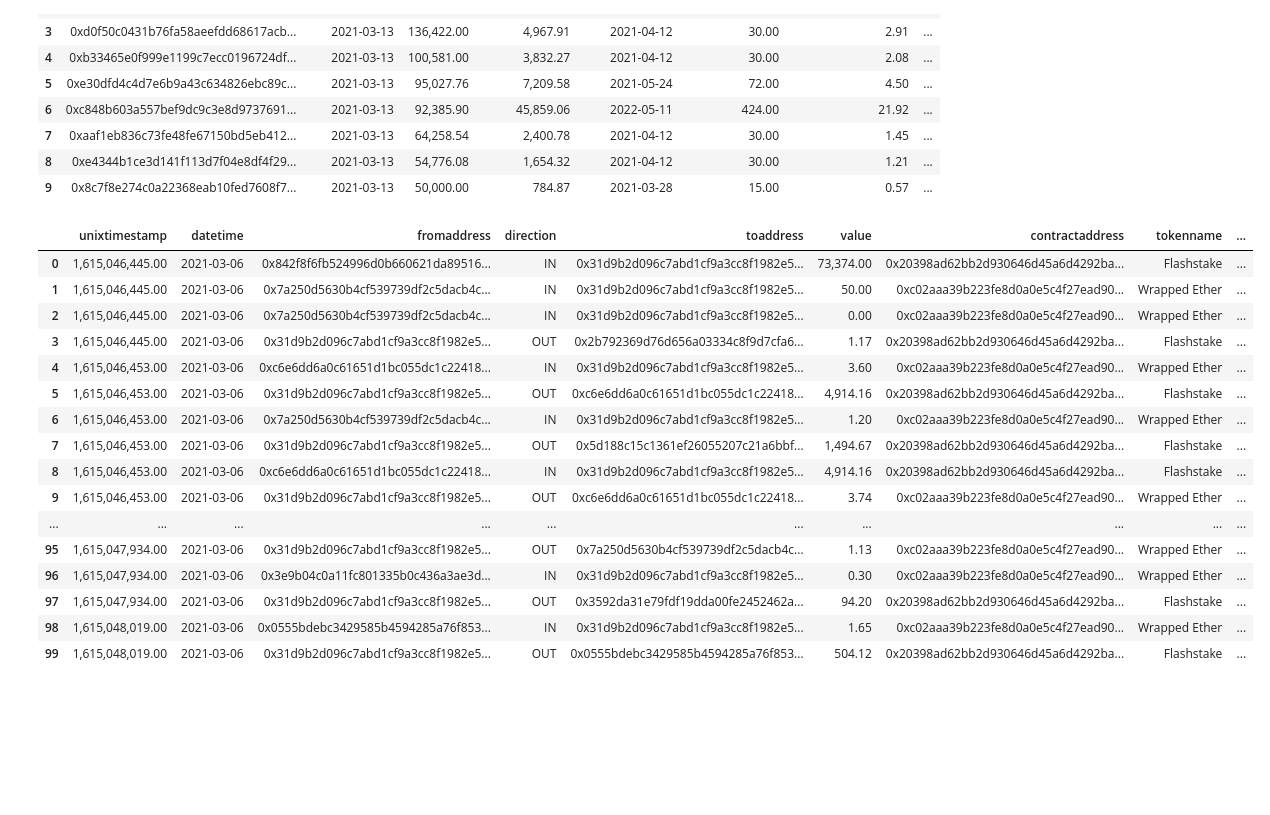
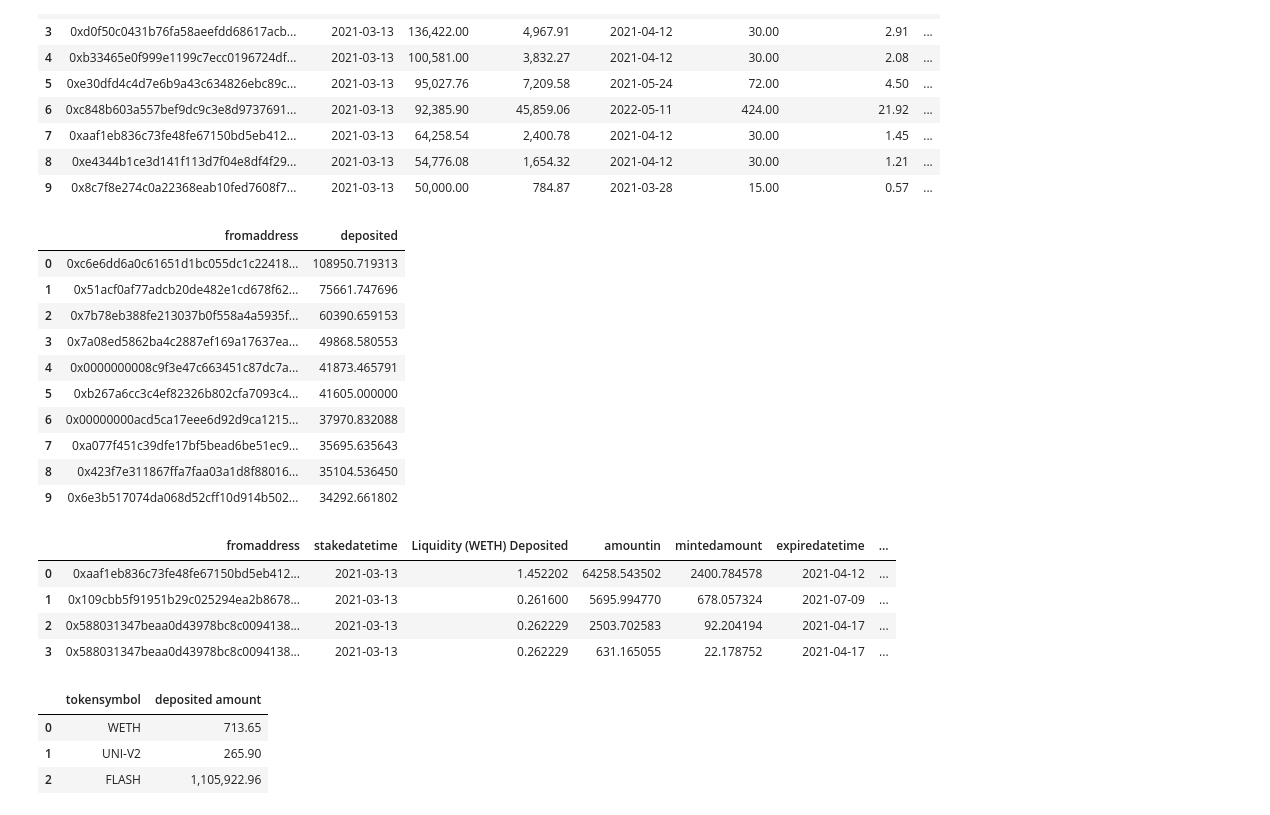
Before and after one commit to seanbhart/flashV2-analysis, a Jupyter notebook: FlashV2_Analysis_Playground.ipynb, the cells around one changed output. Cells and saved outputs as stored; diff of their text form; code cells hidden in the pictures; blank space fills up the shorter version.

```diff
--- a/FlashV2_Analysis_Playground.ipynb
+++ b/FlashV2_Analysis_Playground.ipynb
@@ -704,24 +704,51 @@ LIMIT 10;""",conn)
 | 9 | 0x8c7f8e274c0a22368eab10fed7608f7... | 2021-03-13 | 50,000.00 | 784.87 | 2021-03-28 | 15.00 | 0.57 | ... |
 # %%
 pd.set_option("display.max_rows", None, "display.max_columns", None)
-pd.read_sql("""SELECT *
+pd.read_sql("""SELECT fromaddress, SUM(value) AS "deposited"
 FROM uniswaptx
-LIMIT 100;""",conn)
+WHERE datetime='2021-03-13'::date AND (direction='IN' AND tokensymbol='FLASH')
+GROUP BY fromaddress
+ORDER BY deposited DESC
+LIMIT 10;""",conn)
 # %% [output]
-|  | unixtimestamp | datetime | fromaddress | direction | toaddress | value | contractaddress | tokenname | ... |
-| 0 | 1,615,046,445.00 | 2021-03-06 | 0x842f8f6fb524996d0b660621da89516... | IN | 0x31d9b2d096c7abd1cf9a3cc8f1982e5... | 73,374.00 | 0x20398ad62bb2d930646d45a6d4292ba... | Flashstake | ... |
-| 1 | 1,615,046,445.00 | 2021-03-06 | 0x7a250d5630b4cf539739df2c5dacb4c... | IN | 0x31d9b2d096c7abd1cf9a3cc8f1982e5... | 50.00 | 0xc02aaa39b223fe8d0a0e5c4f27ead90... | Wrapped Ether | ... |
-| 2 | 1,615,046,445.00 | 2021-03-06 | 0x7a250d5630b4cf539739df2c5dacb4c... | IN | 0x31d9b2d096c7abd1cf9a3cc8f1982e5... | 0.00 | 0xc02aaa39b223fe8d0a0e5c4f27ead90... | Wrapped Ether | ... |
-| 3 | 1,615,046,445.00 | 2021-03-06 | 0x31d9b2d096c7abd1cf9a3cc8f1982e5... | OUT | 0x2b792369d76d656a03334c8f9d7cfa6... | 1.17 | 0x20398ad62bb2d930646d45a6d4292ba... | Flashstake | ... |
-| 4 | 1,615,046,453.00 | 2021-03-06 | 0xc6e6dd6a0c61651d1bc055dc1c22418... | IN | 0x31d9b2d096c7abd1cf9a3cc8f1982e5... | 3.60 | 0xc02aaa39b223fe8d0a0e5c4f27ead90... | Wrapped Ether | ... |
-| 5 | 1,615,046,453.00 | 2021-03-06 | 0x31d9b2d096c7abd1cf9a3cc8f1982e5... | OUT | 0xc6e6dd6a0c61651d1bc055dc1c22418... | 4,914.16 | 0x20398ad62bb2d930646d45a6d4292ba... | Flashstake | ... |
-| 6 | 1,615,046,453.00 | 2021-03-06 | 0x7a250d5630b4cf539739df2c5dacb4c... | IN | 0x31d9b2d096c7abd1cf9a3cc8f1982e5... | 1.20 | 0xc02aaa39b223fe8d0a0e5c4f27ead90... | Wrapped Ether | ... |
-| 7 | 1,615,046,453.00 | 2021-03-06 | 0x31d9b2d096c7abd1cf9a3cc8f1982e5... | OUT | 0x5d188c15c1361ef26055207c21a6bbf... | 1,494.67 | 0x20398ad62bb2d930646d45a6d4292ba... | Flashstake | ... |
-| 8 | 1,615,046,453.00 | 2021-03-06 | 0xc6e6dd6a0c61651d1bc055dc1c22418... | IN | 0x31d9b2d096c7abd1cf9a3cc8f1982e5... | 4,914.16 | 0x20398ad62bb2d930646d45a6d4292ba... | Flashstake | ... |
-| 9 | 1,615,046,453.00 | 2021-03-06 | 0x31d9b2d096c7abd1cf9a3cc8f1982e5... | OUT | 0xc6e6dd6a0c61651d1bc055dc1c22418... | 3.74 | 0xc02aaa39b223fe8d0a0e5c4f27ead90... | Wrapped Ether | ... |
-| ... | ... | ... | ... | ... | ... | ... | ... | ... | ... |
-| 95 | 1,615,047,934.00 | 2021-03-06 | 0x31d9b2d096c7abd1cf9a3cc8f1982e5... | OUT | 0x7a250d5630b4cf539739df2c5dacb4c... | 1.13 | 0xc02aaa39b223fe8d0a0e5c4f27ead90... | Wrapped Ether | ... |
-| 96 | 1,615,047,934.00 | 2021-03-06 | 0x3e9b04c0a11fc801335b0c436a3ae3d... | IN | 0x31d9b2d096c7abd1cf9a3cc8f1982e5... | 0.30 | 0xc02aaa39b223fe8d0a0e5c4f27ead90... | Wrapped Ether | ... |
-| 97 | 1,615,047,934.00 | 2021-03-06 | 0x31d9b2d096c7abd1cf9a3cc8f1982e5... | OUT | 0x3592da31e79fdf19dda00fe2452462a... | 94.20 | 0x20398ad62bb2d930646d45a6d4292ba... | Flashstake | ... |
-| 98 | 1,615,048,019.00 | 2021-03-06 | 0x0555bdebc3429585b4594285a76f853... | IN | 0x31d9b2d096c7abd1cf9a3cc8f1982e5... | 1.65 | 0xc02aaa39b223fe8d0a0e5c4f27ead90... | Wrapped Ether | ... |
-| 99 | 1,615,048,019.00 | 2021-03-06 | 0x31d9b2d096c7abd1cf9a3cc8f1982e5... | OUT | 0x0555bdebc3429585b4594285a76f853... | 504.12 | 0x20398ad62bb2d930646d45a6d4292ba... | Flashstake | ... |
+|  | fromaddress | deposited |
+| 0 | 0xc6e6dd6a0c61651d1bc055dc1c22418... | 108950.719313 |
+| 1 | 0x51acf0af77adcb20de482e1cd678f62... | 75661.747696 |
+| 2 | 0x7b78eb388fe213037b0f558a4a5935f... | 60390.659153 |
+| 3 | 0x7a08ed5862ba4c2887ef169a17637ea... | 49868.580553 |
+| 4 | 0x0000000008c9f3e47c663451c87dc7a... | 41873.465791 |
+| 5 | 0xb267a6cc3c4ef82326b802cfa7093c4... | 41605.000000 |
+| 6 | 0x00000000acd5ca17eee6d92d9ca1215... | 37970.832088 |
+| 7 | 0xa077f451c39dfe17bf5bead6be51ec9... | 35695.635643 |
+| 8 | 0x423f7e311867ffa7faa03a1d8f88016... | 35104.536450 |
+| 9 | 0x6e3b517074da068d52cff10d914b502... | 34292.661802 |
+# %%
+pd.set_option("display.max_rows", None, "display.max_columns", None)
+pd.read_sql("""SELECT stakes.fromaddress, stakedatetime, u2."Liquidity (WETH) Deposited", amountin, mintedamount, expiredatetime, totalstakeddays, dapprewardamount, unstakedatetime, unstakeearlyburnedamount, matchedamount, flashversion
+FROM stakes
+INNER JOIN
+    (
+        SELECT fromaddress, SUM(value) AS "Liquidity (WETH) Deposited"
+        FROM uniswaptx
+        WHERE datetime='2021-03-13'::date AND (direction='IN' AND tokensymbol='WETH')
+        GROUP BY fromaddress
+    ) AS u2
+ON u2.fromaddress=stakes.fromaddress
+WHERE stakedatetime='2021-03-13'::date
+ORDER BY amountin DESC;""",conn)
+# %% [output]
+|  | fromaddress | stakedatetime | Liquidity (WETH) Deposited | amountin | mintedamount | expiredatetime | ... |
+| 0 | 0xaaf1eb836c73fe48fe67150bd5eb412... | 2021-03-13 | 1.452202 | 64258.543502 | 2400.784578 | 2021-04-12 | ... |
+| 1 | 0x109cbb5f91951b29c025294ea2b8678... | 2021-03-13 | 0.261600 | 5695.994770 | 678.057324 | 2021-07-09 | ... |
+| 2 | 0x588031347beaa0d43978bc8c0094138... | 2021-03-13 | 0.262229 | 2503.702583 | 92.204194 | 2021-04-17 | ... |
+| 3 | 0x588031347beaa0d43978bc8c0094138... | 2021-03-13 | 0.262229 | 631.165055 | 22.178752 | 2021-04-17 | ... |
+# %%
+pd.read_sql("""SELECT tokensymbol, TO_CHAR(SUM(value), '999,999,999.99') AS "deposited amount"
+FROM uniswaptx
+WHERE datetime='2021-03-13'::date AND direction='IN'
+GROUP BY tokensymbol;""",conn)
+# %% [output]
+|  | tokensymbol | deposited amount |
+| 0 | WETH | 713.65 |
+| 1 | UNI-V2 | 265.90 |
+| 2 | FLASH | 1,105,922.96 |
```
Also changed, not shown: 4 other files.
